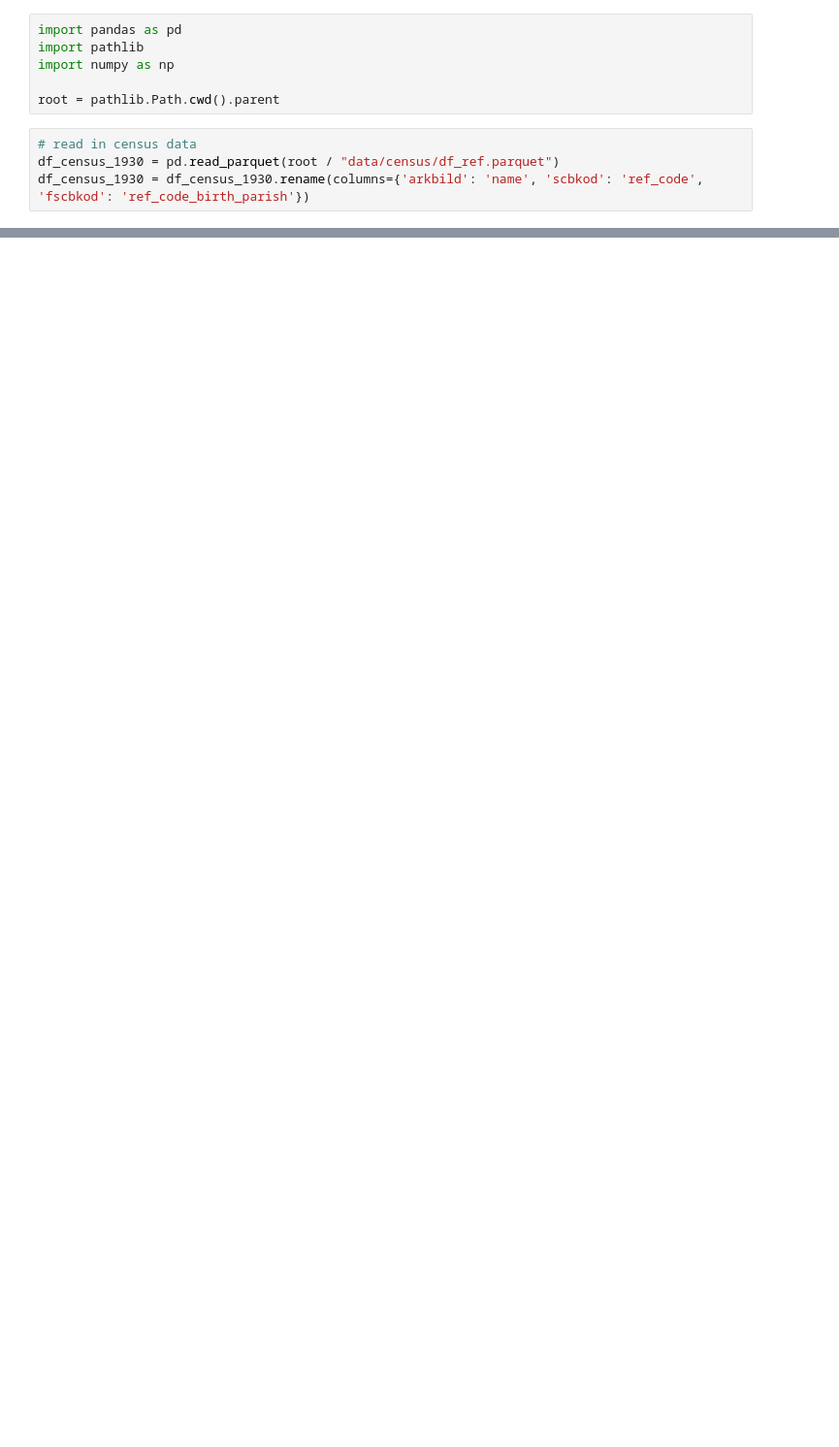
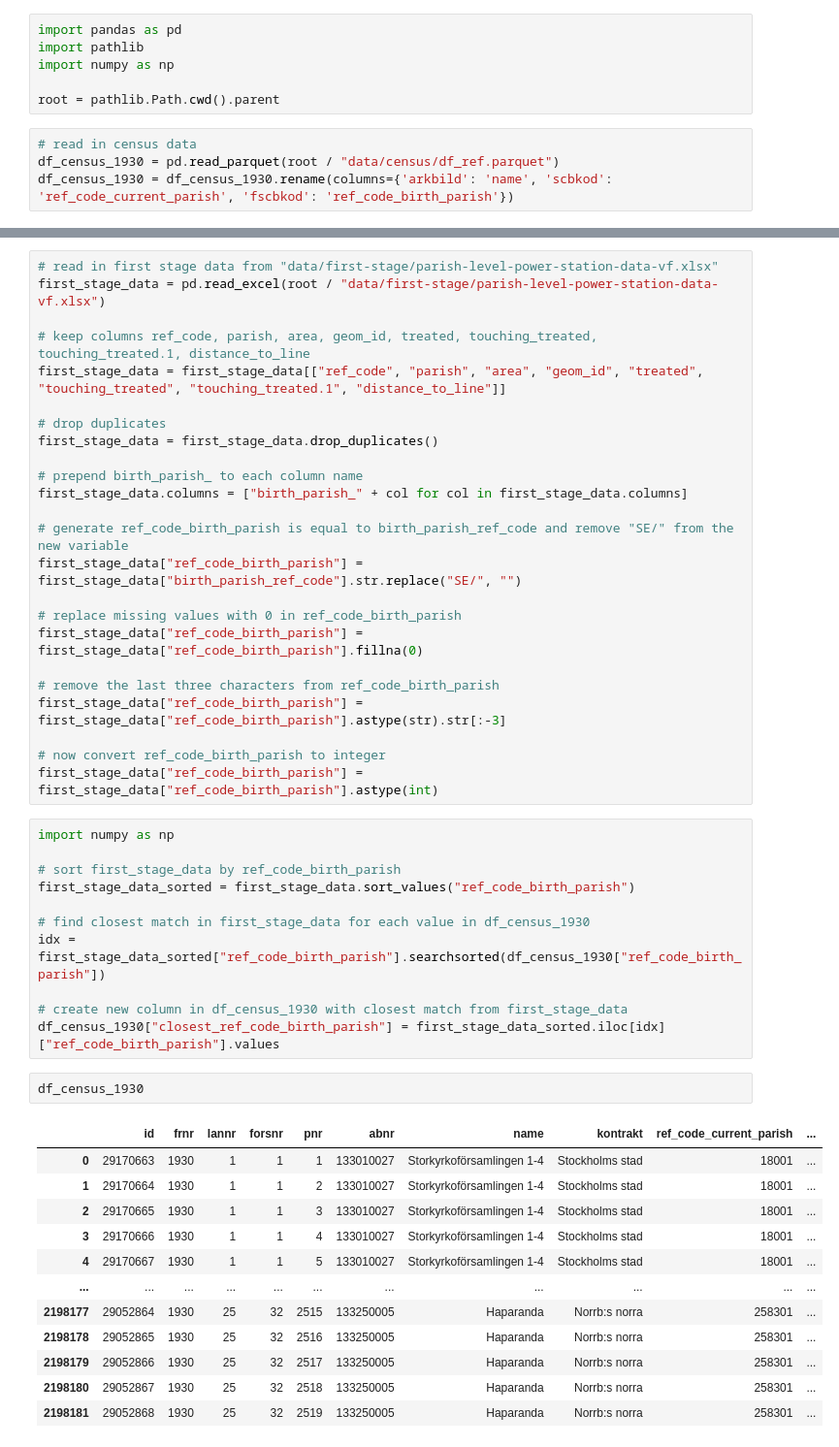
Before and after one commit to j-jayes/paper-3-analysis, a Jupyter notebook: utils/export_census_dataset_to_stata.ipynb, the cells around one changed output, grey strips where cells are left out. Shown at 97% size. Saved outputs shown, nothing was run; the diff lists cells and outputs as text; blank space fills up the shorter version.

```diff
--- a/utils/export_census_dataset_to_stata.ipynb
+++ b/utils/export_census_dataset_to_stata.ipynb
@@ -35,4 +35,4 @@ root = pathlib.Path.cwd().parent
 # %%
 # read in census data
 df_census_1930 = pd.read_parquet(root / "data/census/df_ref.parquet")
-df_census_1930 = df_census_1930.rename(columns={'arkbild': 'name', 'scbkod': 'ref_code', 'fscbkod': 'ref_code_birth_parish'})
+df_census_1930 = df_census_1930.rename(columns={'arkbild': 'name', 'scbkod': 'ref_code_current_parish', 'fscbkod': 'ref_code_birth_parish'})
@@ -38,0 +48,50 @@ df_census_1930 = df_census_1930.rename(columns={'arkbild': 'name', 'scbkod': 're
+# %%
+# read in first stage data from "data/first-stage/parish-level-power-station-data-vf.xlsx"
+first_stage_data = pd.read_excel(root / "data/first-stage/parish-level-power-station-data-vf.xlsx")
+
+# keep columns ref_code, parish, area, geom_id, treated, touching_treated, touching_treated.1, distance_to_line
+first_stage_data = first_stage_data[["ref_code", "parish", "area", "geom_id", "treated", "touching_treated", "touching_treated.1", "distance_to_line"]]
+
+# drop duplicates
+first_stage_data = first_stage_data.drop_duplicates()
+
+# prepend birth_parish_ to each column name
+first_stage_data.columns = ["birth_parish_" + col for col in first_stage_data.columns]
+
+# generate ref_code_birth_parish is equal to birth_parish_ref_code and remove "SE/" from the new variable
+first_stage_data["ref_code_birth_parish"] = first_stage_data["birth_parish_ref_code"].str.replace("SE/", "")
+
+# replace missing values with 0 in ref_code_birth_parish
+first_stage_data["ref_code_birth_parish"] = first_stage_data["ref_code_birth_parish"].fillna(0)
+
+# remove the last three characters from ref_code_birth_parish
+first_stage_data["ref_code_birth_parish"] = first_stage_data["ref_code_birth_parish"].astype(str).str[:-3]
+
+# now convert ref_code_birth_parish to integer
+first_stage_data["ref_code_birth_parish"] = first_stage_data["ref_code_birth_parish"].astype(int)
+# %%
+import numpy as np
+
+# sort first_stage_data by ref_code_birth_parish
+first_stage_data_sorted = first_stage_data.sort_values("ref_code_birth_parish")
+
+# find closest match in first_stage_data for each value in df_census_1930
+idx = first_stage_data_sorted["ref_code_birth_parish"].searchsorted(df_census_1930["ref_code_birth_parish"])
+
+# create new column in df_census_1930 with closest match from first_stage_data
+df_census_1930["closest_ref_code_birth_parish"] = first_stage_data_sorted.iloc[idx]["ref_code_birth_parish"].values
+# %%
+df_census_1930
+# %% [output]
+|  | id | frnr | lannr | forsnr | pnr | abnr | name | kontrakt | ref_code_current_parish | ... |
+| 0 | 29170663 | 1930 | 1 | 1 | 1 | 133010027 | Storkyrkoförsamlingen 1-4 | Stockholms stad | 18001 | ... |
+| 1 | 29170664 | 1930 | 1 | 1 | 2 | 133010027 | Storkyrkoförsamlingen 1-4 | Stockholms stad | 18001 | ... |
+| 2 | 29170665 | 1930 | 1 | 1 | 3 | 133010027 | Storkyrkoförsamlingen 1-4 | Stockholms stad | 18001 | ... |
+| 3 | 29170666 | 1930 | 1 | 1 | 4 | 133010027 | Storkyrkoförsamlingen 1-4 | Stockholms stad | 18001 | ... |
+| 4 | 29170667 | 1930 | 1 | 1 | 5 | 133010027 | Storkyrkoförsamlingen 1-4 | Stockholms stad | 18001 | ... |
+| ... | ... | ... | ... | ... | ... | ... | ... | ... | ... | ... |
+| 2198177 | 29052864 | 1930 | 25 | 32 | 2515 | 133250005 | Haparanda | Norrb:s norra | 258301 | ... |
+| 2198178 | 29052865 | 1930 | 25 | 32 | 2516 | 133250005 | Haparanda | Norrb:s norra | 258301 | ... |
+| 2198179 | 29052866 | 1930 | 25 | 32 | 2517 | 133250005 | Haparanda | Norrb:s norra | 258301 | ... |
+| 2198180 | 29052867 | 1930 | 25 | 32 | 2518 | 133250005 | Haparanda | Norrb:s norra | 258301 | ... |
+| 2198181 | 29052868 | 1930 | 25 | 32 | 2519 | 133250005 | Haparanda | Norrb:s norra | 258301 | ... |
```
Also changed, not shown: parts of 27 cells of this notebook, 26 other files.
